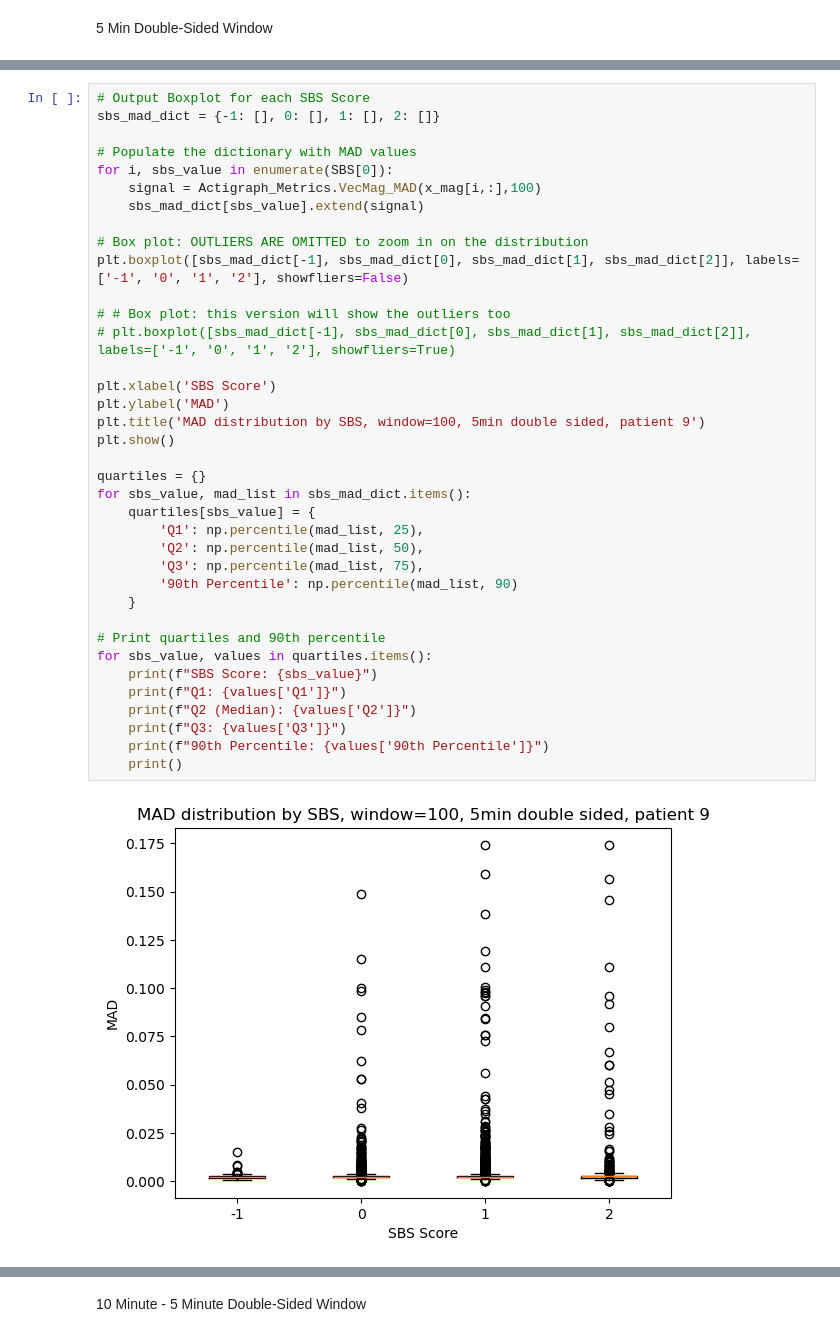
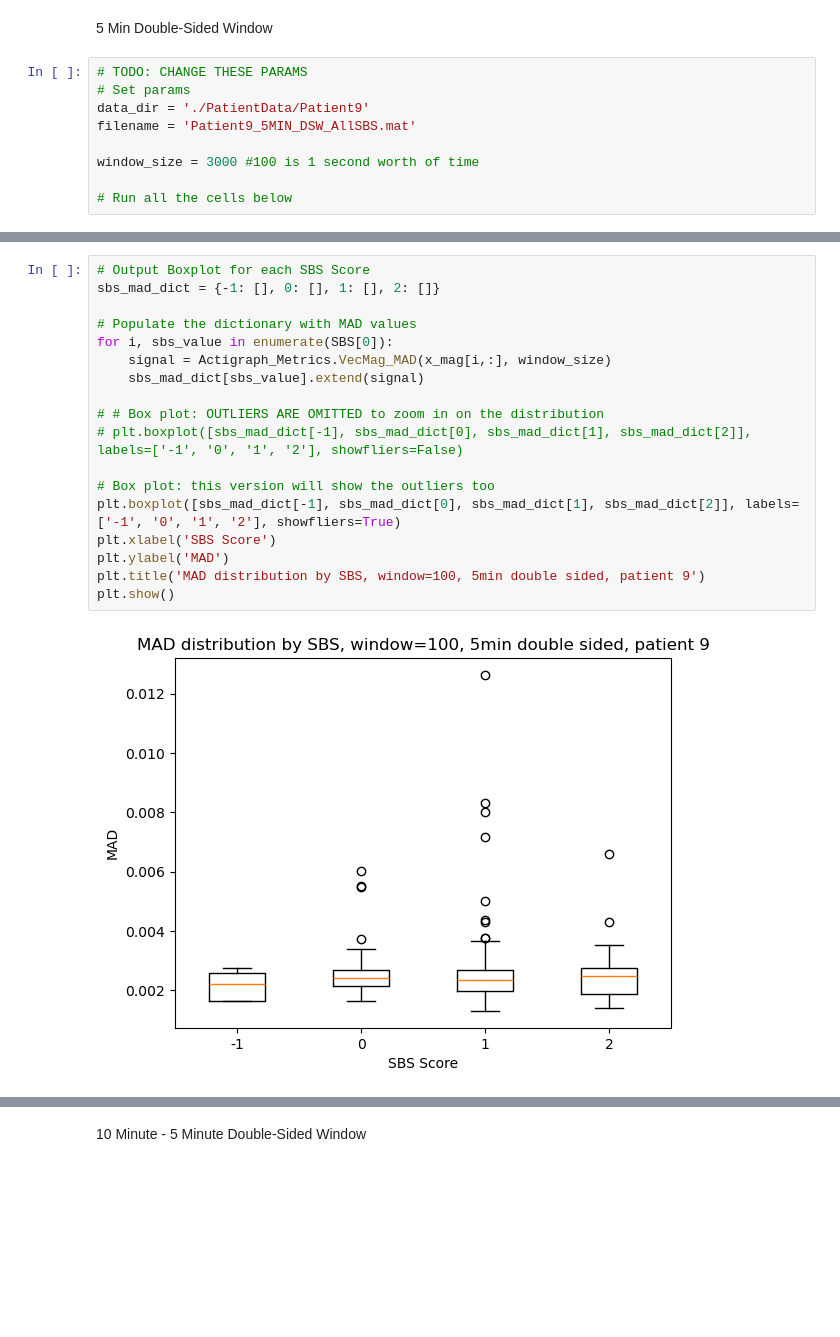
Before and after one commit to fyng/PedAccel, a Jupyter notebook: data_analysis/PythonPipeline/MAD_Graphs_Patient9.ipynb, the cells around one changed output, grey strips where cells are left out. Saved outputs shown, nothing was run; the diff lists cells and outputs as text; blank space fills up the shorter version.

Commit message:
fix plotting function

```diff
--- a/data_analysis/PythonPipeline/MAD_Graphs_Patient9.ipynb
+++ b/data_analysis/PythonPipeline/MAD_Graphs_Patient9.ipynb
@@ -14,4 +17,13 @@ from Modules import Actigraph_Metrics
 # %% [markdown]
 5 Min Double-Sided Window
+# %%
+# TODO: CHANGE THESE PARAMS
+# Set params
+data_dir = './PatientData/Patient9'
+filename = 'Patient9_5MIN_DSW_AllSBS.mat'
+
+window_size = 3000 #100 is 1 second worth of time
+
+# Run all the cells below
 # %%
 # Load 5 Min 1-Sided Window Data
@@ -33,39 +42,20 @@ print(len(x_mag[25]))
 # %%
 # Output Boxplot for each SBS Score
 sbs_mad_dict = {-1: [], 0: [], 1: [], 2: []}
 
 # Populate the dictionary with MAD values
 for i, sbs_value in enumerate(SBS[0]):
-    signal = Actigraph_Metrics.VecMag_MAD(x_mag[i,:],100)
+    signal = Actigraph_Metrics.VecMag_MAD(x_mag[i,:], window_size)
     sbs_mad_dict[sbs_value].extend(signal)
 
-# Box plot: OUTLIERS ARE OMITTED to zoom in on the distribution
-plt.boxplot([sbs_mad_dict[-1], sbs_mad_dict[0], sbs_mad_dict[1], sbs_mad_dict[2]], labels=['-1', '0', '1', '2'], showfliers=False)
+# # Box plot: OUTLIERS ARE OMITTED to zoom in on the distribution
+# plt.boxplot([sbs_mad_dict[-1], sbs_mad_dict[0], sbs_mad_dict[1], sbs_mad_dict[2]], labels=['-1', '0', '1', '2'], showfliers=False)
 
-# # Box plot: this version will show the outliers too
-# plt.boxplot([sbs_mad_dict[-1], sbs_mad_dict[0], sbs_mad_dict[1], sbs_mad_dict[2]], labels=['-1', '0', '1', '2'], showfliers=True)
-
+# Box plot: this version will show the outliers too
+plt.boxplot([sbs_mad_dict[-1], sbs_mad_dict[0], sbs_mad_dict[1], sbs_mad_dict[2]], labels=['-1', '0', '1', '2'], showfliers=True)
 plt.xlabel('SBS Score')
 plt.ylabel('MAD')
 plt.title('MAD distribution by SBS, window=100, 5min double sided, patient 9')
 plt.show()
-
-quartiles = {}
-for sbs_value, mad_list in sbs_mad_dict.items():
-    quartiles[sbs_value] = {
-        'Q1': np.percentile(mad_list, 25),
-        'Q2': np.percentile(mad_list, 50),
-        'Q3': np.percentile(mad_list, 75),
-        '90th Percentile': np.percentile(mad_list, 90)
-    }
-
-# Print quartiles and 90th percentile
-for sbs_value, values in quartiles.items():
-    print(f"SBS Score: {sbs_value}")
-    print(f"Q1: {values['Q1']}")
-    print(f"Q2 (Median): {values['Q2']}")
-    print(f"Q3: {values['Q3']}")
-    print(f"90th Percentile: {values['90th Percentile']}")
-    print()
 # %% [output]
-[figure, old version]
+[figure, new version]
```
Also changed, not shown: parts of 6 cells of this notebook.
